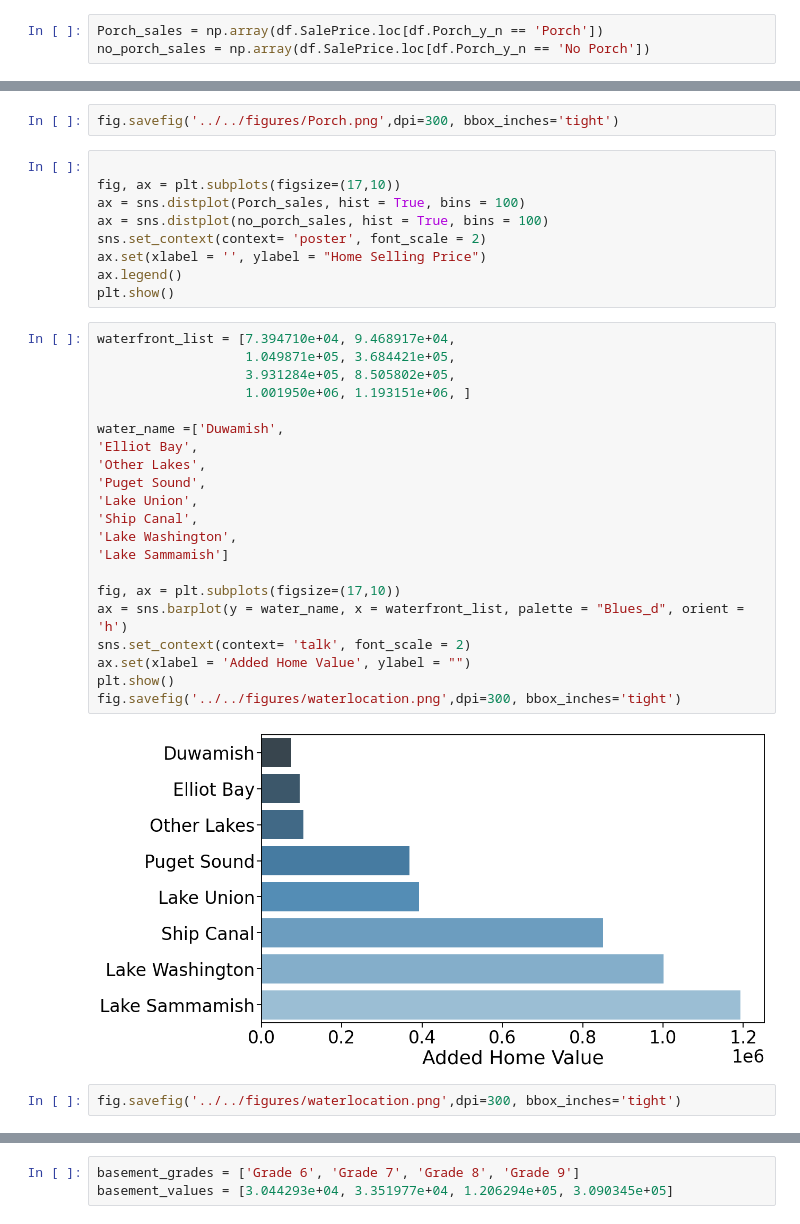
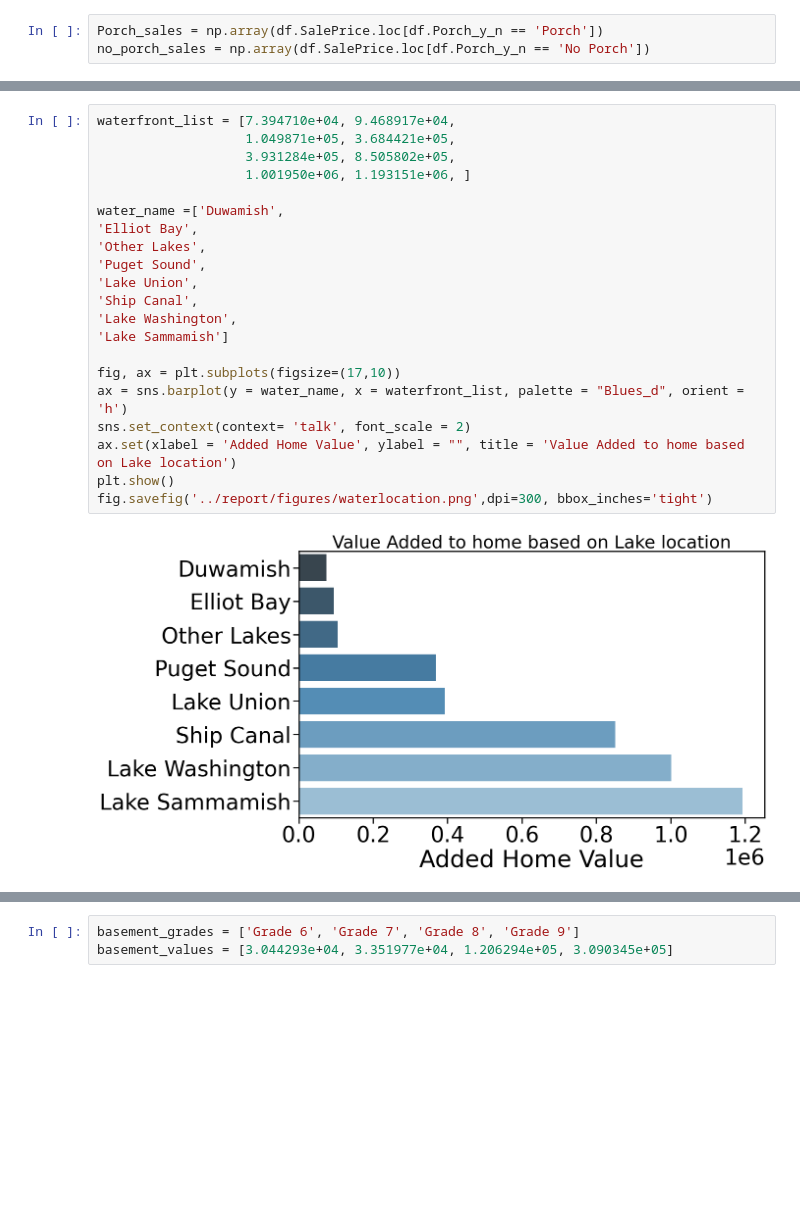
Before and after one commit to howen7/KingHousing, a Jupyter notebook: notebooks/exploratory/presentation_hunter.ipynb, the cells around one changed output, grey strips where cells are left out. Cells and saved outputs as stored; diff of their text form; blank space fills up the shorter version.

Commit message:
updates to figures and notebooks

```diff
--- a/notebooks/exploratory/presentation_hunter.ipynb
+++ b/notebooks/exploratory/presentation_hunter.ipynb
@@ -39,36 +23,23 @@ plt.show()
-# %%
-fig.savefig('../../figures/Porch.png',dpi=300, bbox_inches='tight')
-# %%
-
-fig, ax = plt.subplots(figsize=(17,10))
-ax = sns.distplot(Porch_sales, hist = True, bins = 100)
-ax = sns.distplot(no_porch_sales, hist = True, bins = 100)
-sns.set_context(context= 'poster', font_scale = 2)
-ax.set(xlabel = '', ylabel = "Home Selling Price")
-ax.legend()
-plt.show()
 # %%
 waterfront_list = [7.394710e+04, 9.468917e+04,
                    1.049871e+05, 3.684421e+05,
                    3.931284e+05, 8.505802e+05,
                    1.001950e+06, 1.193151e+06, ]
 
 water_name =['Duwamish',
 'Elliot Bay',
 'Other Lakes',
 'Puget Sound',
 'Lake Union',
 'Ship Canal',
 'Lake Washington',
 'Lake Sammamish']
 
 fig, ax = plt.subplots(figsize=(17,10))
 ax = sns.barplot(y = water_name, x = waterfront_list, palette = "Blues_d", orient = 'h')
 sns.set_context(context= 'talk', font_scale = 2)
-ax.set(xlabel = 'Added Home Value', ylabel = "")
+ax.set(xlabel = 'Added Home Value', ylabel = "", title = 'Value Added to home based on Lake location')
 plt.show()
-fig.savefig('../../figures/waterlocation.png',dpi=300, bbox_inches='tight')
+fig.savefig('../report/figures/waterlocation.png',dpi=300, bbox_inches='tight')
 # %% [output]
-[figure, old version]
+[figure, new version]
-# %%
-fig.savefig('../../figures/waterlocation.png',dpi=300, bbox_inches='tight')
```
Also changed, not shown: parts of 13 cells of this notebook, 6 other files.
